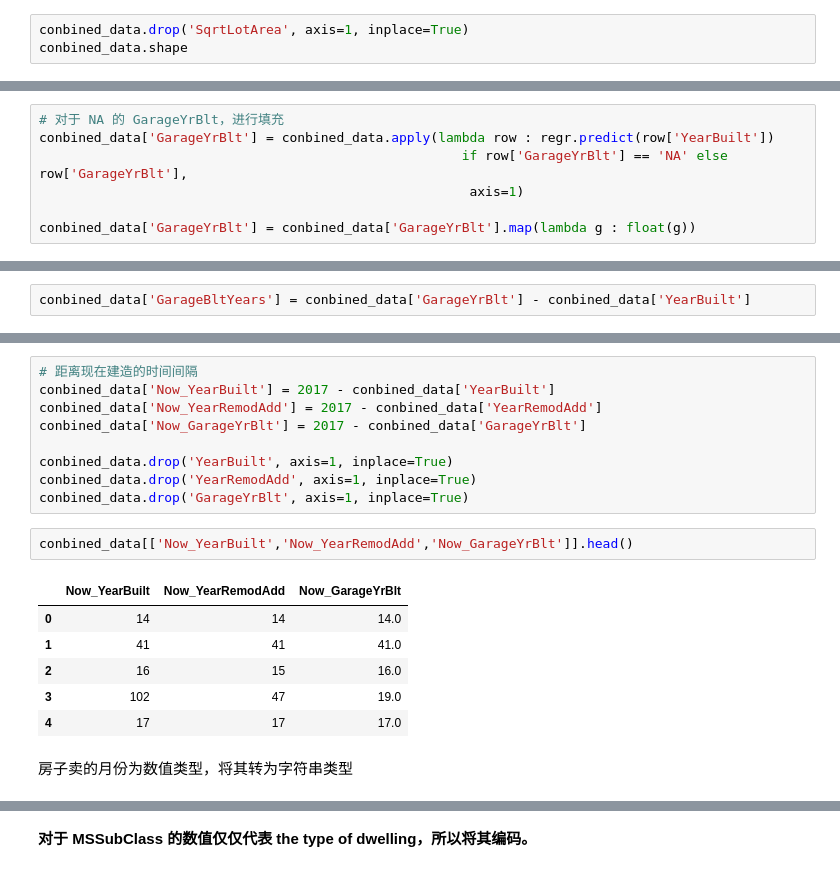
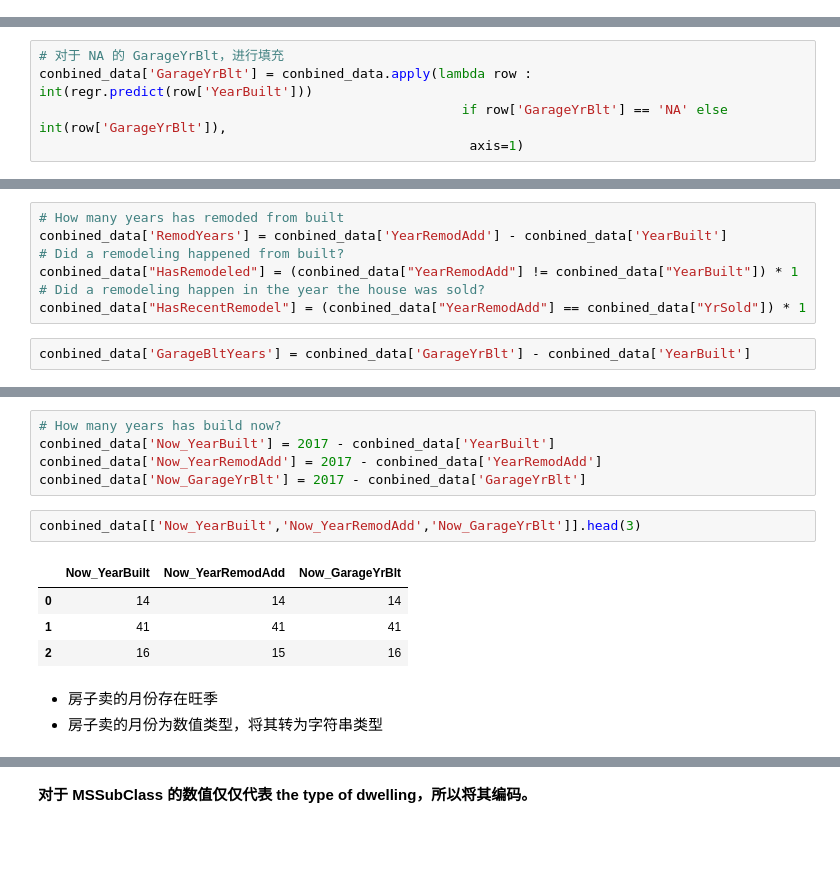
Before and after one commit to SunnyMarkLiu/Kaggle-House-Prices, a Jupyter notebook: Data_Cleaning_and_Feature_Engineering_Final_Version.ipynb, the cells around one changed output, grey strips where cells are left out. Cells and saved outputs as stored; diff of their text form; blank space fills up the shorter version.

```diff
--- a/Data_Cleaning_and_Feature_Engineering_Final_Version.ipynb
+++ b/Data_Cleaning_and_Feature_Engineering_Final_Version.ipynb
@@ -150,3 +95,0 @@ conbined_data[conbined_data['LotFrontage'].isnull()]
-# %%
-conbined_data.drop('SqrtLotArea', axis=1, inplace=True)
-conbined_data.shape
@@ -405,11 +287,9 @@ print('Coefficients: \n', regr.coef_)
 [figure]
 # %%
 # 对于 NA 的 GarageYrBlt，进行填充
-conbined_data['GarageYrBlt'] = conbined_data.apply(lambda row : regr.predict(row['YearBuilt'])
-                                                      if row['GarageYrBlt'] == 'NA' else row['GarageYrBlt'],
+conbined_data['GarageYrBlt'] = conbined_data.apply(lambda row : int(regr.predict(row['YearBuilt']))
+                                                      if row['GarageYrBlt'] == 'NA' else int(row['GarageYrBlt']),
                                                        axis=1)
-
-conbined_data['GarageYrBlt'] = conbined_data['GarageYrBlt'].map(lambda g : float(g))
 # %%
 conbined_data['GarageYrBlt'].head()
 # %% [output]
@@ -426,3 +304,10 @@ conbined_data['RemodYears'] = conbined_data['YearRemodAdd'] - conbined_data['Yea
+# %%
+# How many years has remoded from built
+conbined_data['RemodYears'] = conbined_data['YearRemodAdd'] - conbined_data['YearBuilt']
+# Did a remodeling happened from built?
+conbined_data["HasRemodeled"] = (conbined_data["YearRemodAdd"] != conbined_data["YearBuilt"]) * 1
+# Did a remodeling happen in the year the house was sold?
+conbined_data["HasRecentRemodel"] = (conbined_data["YearRemodAdd"] == conbined_data["YrSold"]) * 1
 # %%
 conbined_data['GarageBltYears'] = conbined_data['GarageYrBlt'] - conbined_data['YearBuilt']
 # %%
@@ -437,20 +322,15 @@ Name: GarageBltYears, dtype: float64
 # %%
-# 距离现在建造的时间间隔
+# How many years has build now?
 conbined_data['Now_YearBuilt'] = 2017 - conbined_data['YearBuilt']
 conbined_data['Now_YearRemodAdd'] = 2017 - conbined_data['YearRemodAdd']
 conbined_data['Now_GarageYrBlt'] = 2017 - conbined_data['GarageYrBlt']
-
-conbined_data.drop('YearBuilt', axis=1, inplace=True)
-conbined_data.drop('YearRemodAdd', axis=1, inplace=True)
-conbined_data.drop('GarageYrBlt', axis=1, inplace=True)
 # %%
-conbined_data[['Now_YearBuilt','Now_YearRemodAdd','Now_GarageYrBlt']].head()
+conbined_data[['Now_YearBuilt','Now_YearRemodAdd','Now_GarageYrBlt']].head(3)
 # %% [output]
 |  | Now_YearBuilt | Now_YearRemodAdd | Now_GarageYrBlt |
-| 0 | 14 | 14 | 14.0 |
-| 1 | 41 | 41 | 41.0 |
-| 2 | 16 | 15 | 16.0 |
-| 3 | 102 | 47 | 19.0 |
-| 4 | 17 | 17 | 17.0 |
+| 0 | 14 | 14 | 14 |
+| 1 | 41 | 41 | 41 |
+| 2 | 16 | 15 | 16 |
-# %% [markdown]
-房子卖的月份为数值类型，将其转为字符串类型
+# %% [markdown]
+- 房子卖的月份存在旺季
+- 房子卖的月份为数值类型，将其转为字符串类型
```
Also changed, not shown: parts of 98 cells of this notebook.
